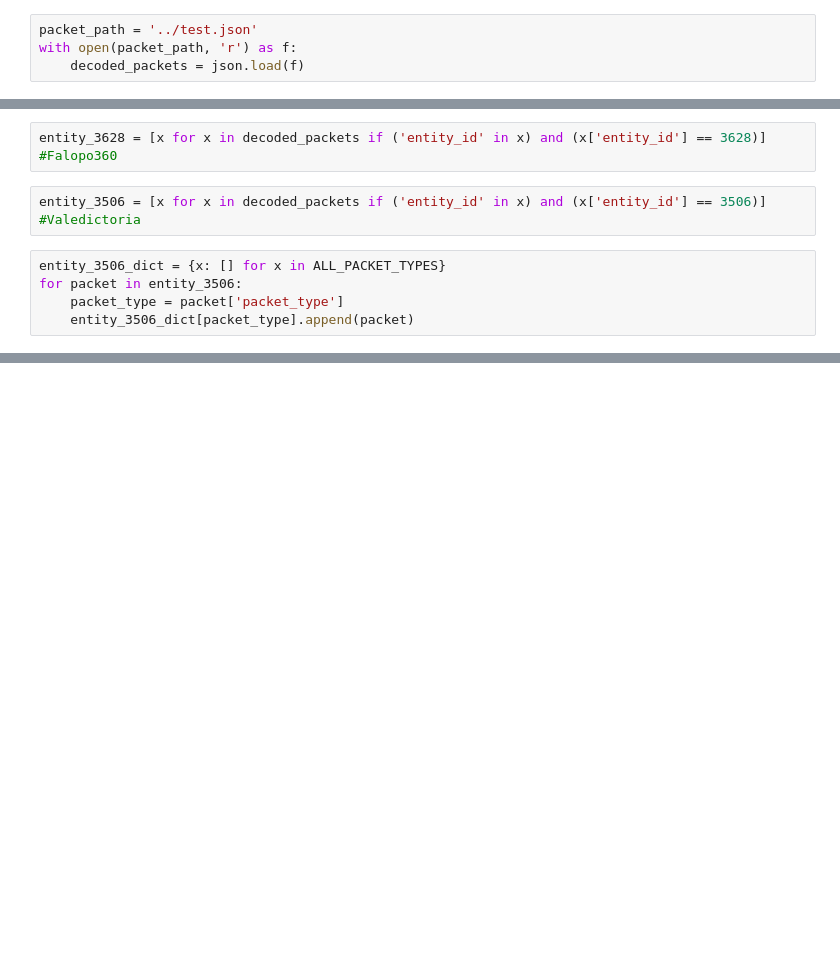
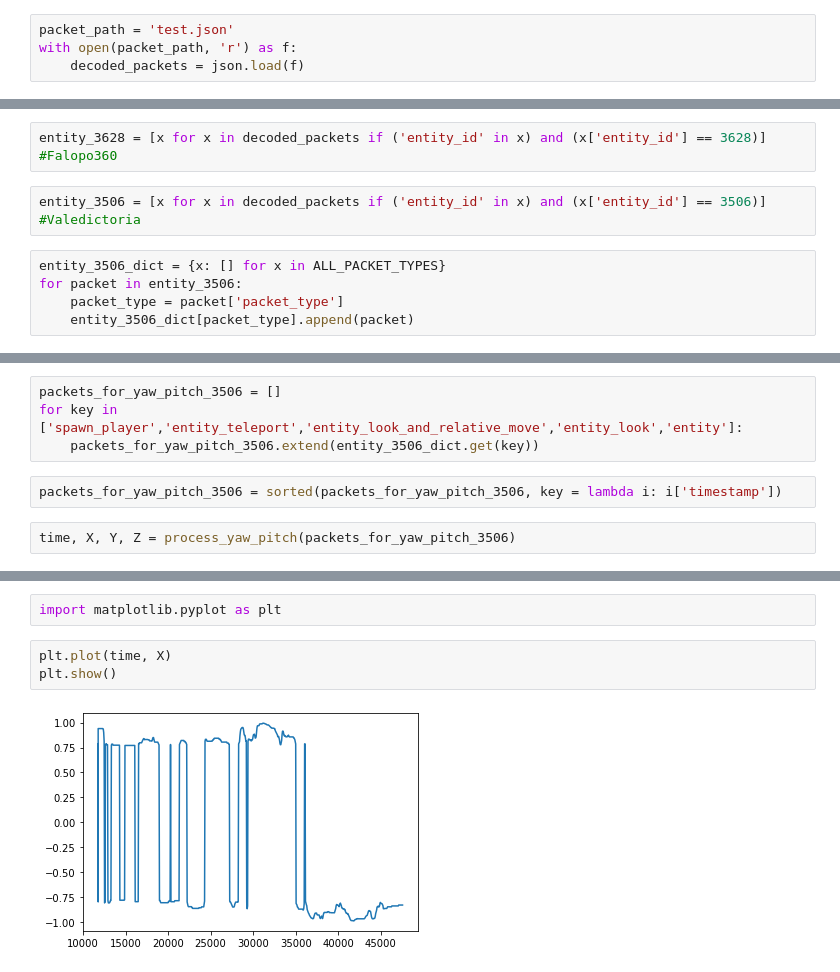
Before and after one commit to KuleenS/Minecraft-Hack-Detection, a Jupyter notebook: notebooks/init_vis.ipynb, the cells around one changed output, grey strips where cells are left out. Saved outputs shown, nothing was run; the diff lists cells and outputs as text; blank space fills up the shorter version.

Commit message:
Init Vis Changes to Test processfunctions

```diff
--- a/notebooks/init_vis.ipynb
+++ b/notebooks/init_vis.ipynb
@@ -20,7 +9,7 @@ os.listdir('/Users/katsukichan/Documents/Projects/Minecraft-Hack-Detection/Packe
 # %%
 ALL_PACKET_TYPES = ['entity_head_look','spawn_player', 'entity_relative_move', 'entity_status', 'entity_velocity', 'entity_teleport', 'entity_metadata', 'entity_look_and_relative_move', 'entity_look', 'entity', 'meta_0', 'meta_1', 'meta_2', 'meta_3', 'meta_6', 'meta_7']
 # %%
-packet_path = '../test.json'
+packet_path = 'test.json'
 with open(packet_path, 'r') as f:
     decoded_packets = json.load(f)
 # %%
@@ -104,0 +62,8 @@ entity_3506_dict
+# %%
+packets_for_yaw_pitch_3506 = []
+for key in ['spawn_player','entity_teleport','entity_look_and_relative_move','entity_look','entity']:
+    packets_for_yaw_pitch_3506.extend(entity_3506_dict.get(key))
+# %%
+packets_for_yaw_pitch_3506 = sorted(packets_for_yaw_pitch_3506, key = lambda i: i['timestamp'])
+# %%
+time, X, Y, Z = process_yaw_pitch(packets_for_yaw_pitch_3506)
@@ -104,0 +88,7 @@ entity_3506_dict
+# %%
+import matplotlib.pyplot as plt
+# %%
+plt.plot(time, X)
+plt.show()
+# %% [output]
+[figure, added]
```
Also changed, not shown: parts of 8 cells of this notebook.
